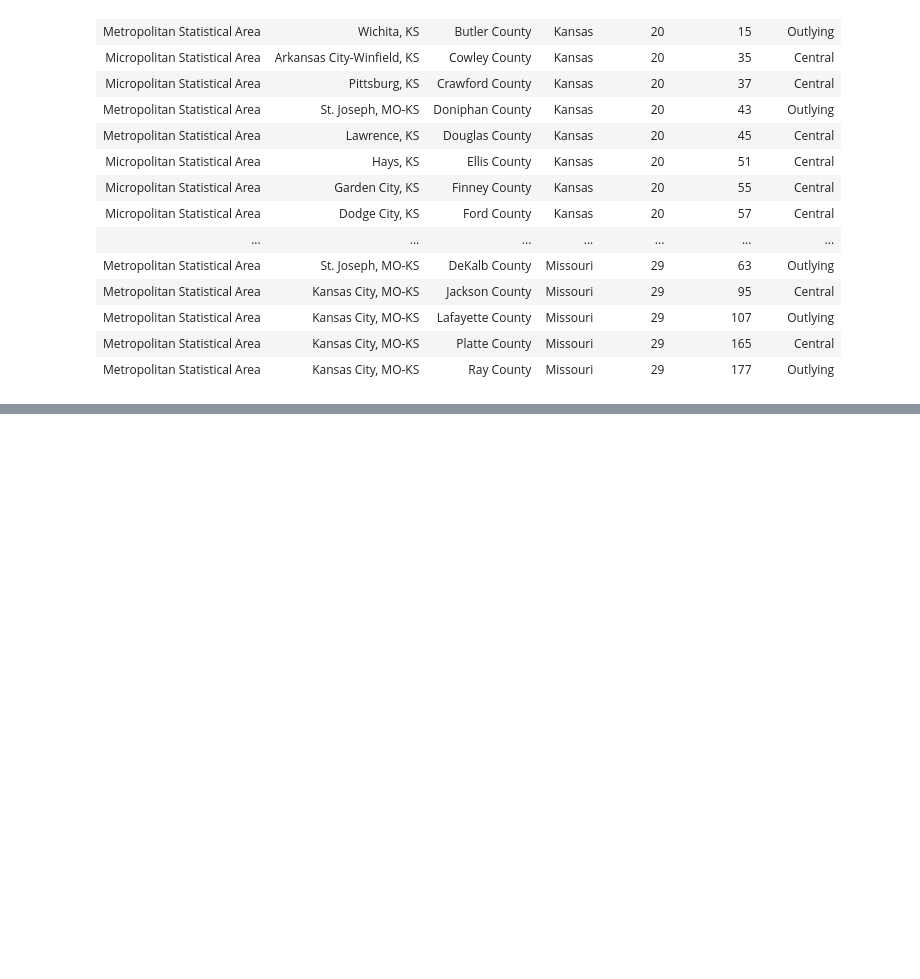
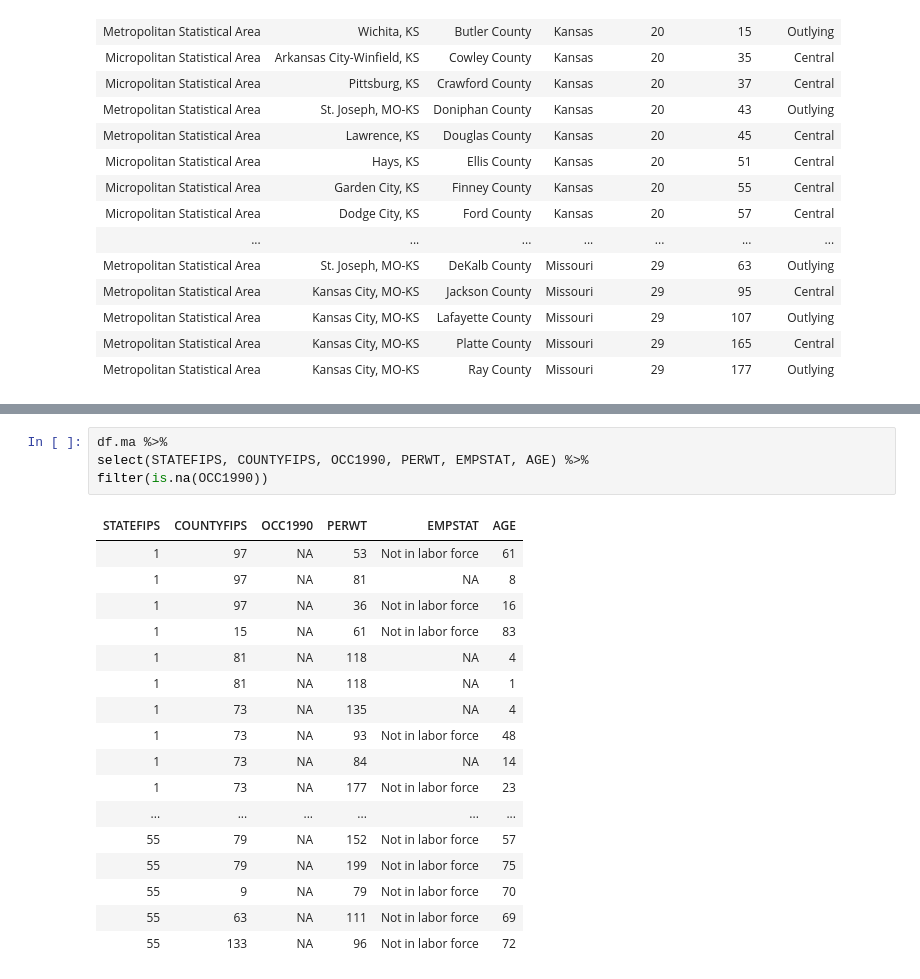
Before and after one commit to kutchko/SiliconSearch, a Jupyter notebook: inspect_prepare_data.ipynb, the cells around one changed output, grey strips where cells are left out. Cells and saved outputs as stored; diff of their text form; blank space fills up the shorter version.

```diff
--- a/inspect_prepare_data.ipynb
+++ b/inspect_prepare_data.ipynb
@@ -271,0 +283,22 @@ Warning message in grepl("KS$", c("Aberdeen, SD", "Aberdeen, SD", "Aberdeen, WA"
+# %%
+df.ma %>%
+select(STATEFIPS, COUNTYFIPS, OCC1990, PERWT, EMPSTAT, AGE) %>%
+filter(is.na(OCC1990))
+# %% [output]
+| STATEFIPS | COUNTYFIPS | OCC1990 | PERWT | EMPSTAT | AGE |
+| 1 | 97 | NA | 53 | Not in labor force | 61 |
+| 1 | 97 | NA | 81 | NA | 8 |
+| 1 | 97 | NA | 36 | Not in labor force | 16 |
+| 1 | 15 | NA | 61 | Not in labor force | 83 |
+| 1 | 81 | NA | 118 | NA | 4 |
+| 1 | 81 | NA | 118 | NA | 1 |
+| 1 | 73 | NA | 135 | NA | 4 |
+| 1 | 73 | NA | 93 | Not in labor force | 48 |
+| 1 | 73 | NA | 84 | NA | 14 |
+| 1 | 73 | NA | 177 | Not in labor force | 23 |
+| ... | ... | ... | ... | ... | ... |
+| 55 | 79 | NA | 152 | Not in labor force | 57 |
+| 55 | 79 | NA | 199 | Not in labor force | 75 |
+| 55 | 9 | NA | 79 | Not in labor force | 70 |
+| 55 | 63 | NA | 111 | Not in labor force | 69 |
+| 55 | 133 | NA | 96 | Not in labor force | 72 |
```
Also changed, not shown: parts of 6 cells of this notebook, 5 other files.
